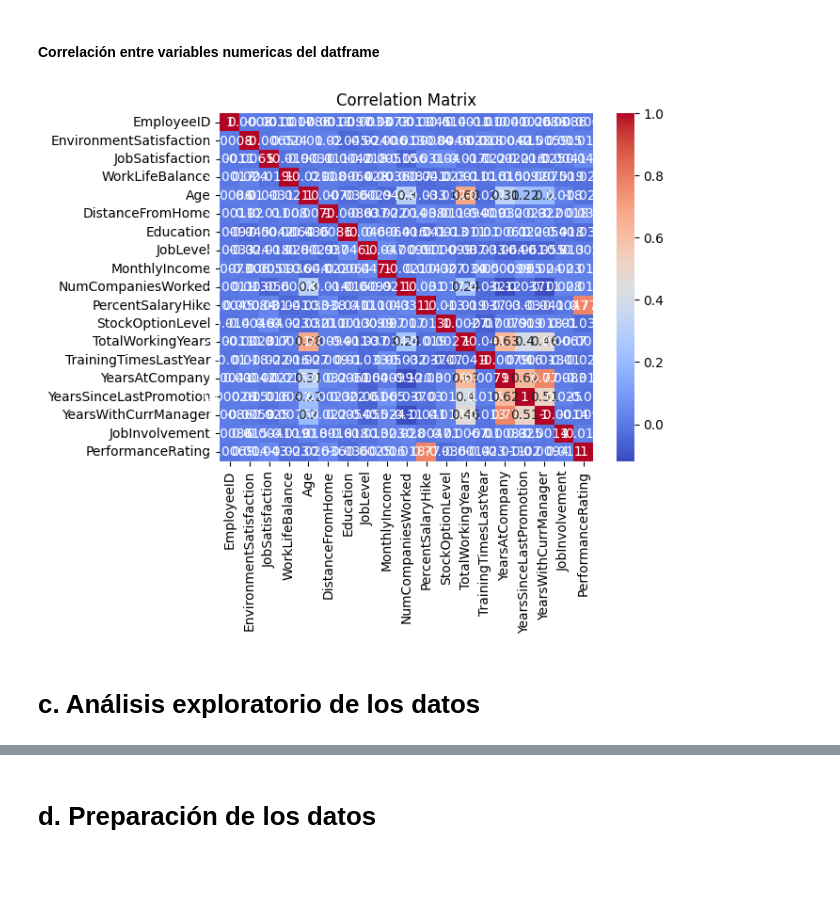
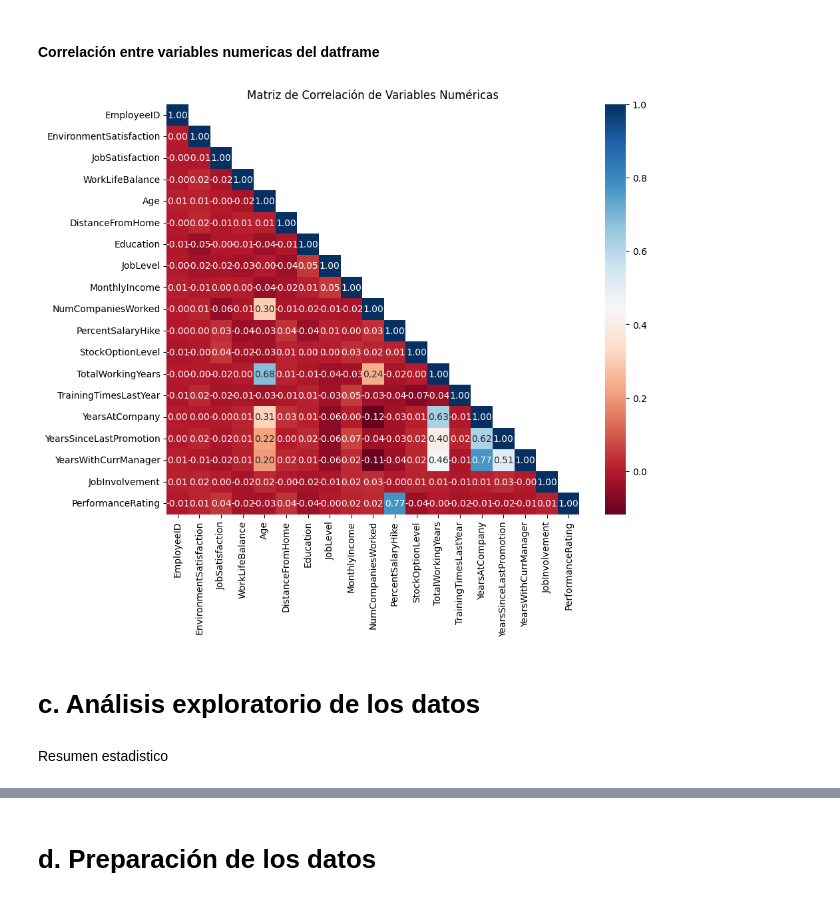
Before and after one commit to Nat280200/PROYECTO_ANALITICA_II, a Jupyter notebook: Entrega_uno.ipynb, the cells around one changed output, grey strips where cells are left out. Saved outputs shown, nothing was run; the diff lists cells and outputs as text; code cells hidden in the pictures; blank space fills up the shorter version.

```diff
--- a/Entrega_uno.ipynb
+++ b/Entrega_uno.ipynb
@@ -311,15 +352,31 @@ mean_time                   0
 dtype: int64
 # %% [markdown]
 #### Correlación entre variables numericas del datframe
-# %%
-df_numericas = df_1.select_dtypes(include=[np.number])
-
-correlation_matrix = df_numericas.corr()
-
-sns.heatmap(correlation_matrix, annot=True, cmap="coolwarm")
-plt.title("Correlation Matrix")
-plt.show()
-# %% [output]
-[figure, removed]
+# %%
+
+# variables numéricas
+df_numericas = df_1.select_dtypes(include=[np.number])
+
+# Calcular la matriz de correlación
+correlation_matrix = df_numericas.corr()
+
+# Crear una máscara triangular superior
+mask = np.triu(correlation_matrix, k=1)
+
+# Ajustar el tamaño de la figura
+plt.figure(figsize=(10, 8))
+
+# Usar la paleta de colores RdBu
+sns.heatmap(correlation_matrix, annot=True, fmt=".2f", cmap="RdBu", mask=mask)
+
+# Añadir un título más descriptivo
+plt.title("Matriz de Correlación de Variables Numéricas")
+
+# Mostrar el gráfico
+plt.show()
+# %% [output]
+[figure, added]
 # %% [markdown]
 # c. Análisis exploratorio de los datos
+# %% [markdown]
+Resumen estadistico
```
Also changed, not shown: parts of 16 cells of this notebook.
